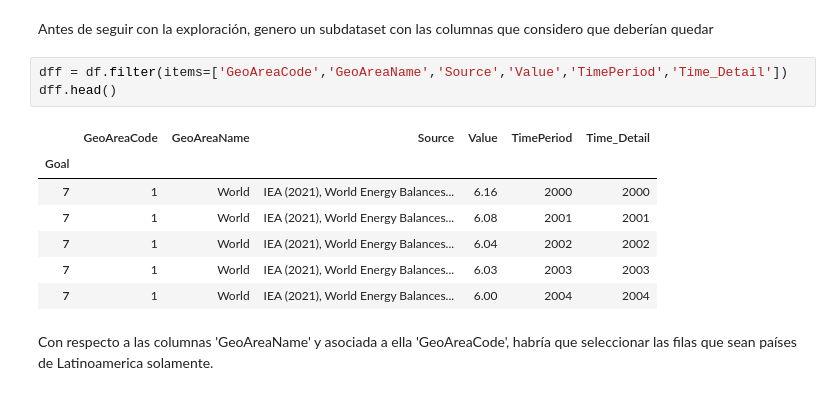
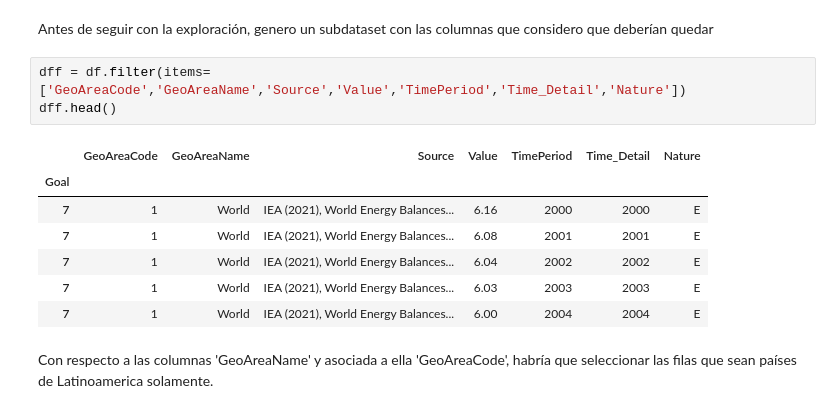
Before and after one commit to jalilpablo/Comision_Latinoamericana, a Jupyter notebook: EDA energy_intensity_measured_in_terms_of_primary_energy.ipynb, the cells around one changed output. Drawn from its saved outputs; the diff is of its cells as text.

```diff
--- a/EDA energy_intensity_measured_in_terms_of_primary_energy.ipynb
+++ b/EDA energy_intensity_measured_in_terms_of_primary_energy.ipynb
@@ -158,16 +161,16 @@ Los periodos de tiempo 'TimePeriod' y 'Time_Detail' van ambos desde el 2000 al 2
 # %% [markdown]
 Antes de seguir con la exploración, genero un subdataset con las columnas que considero que deberían quedar
 # %%
-dff = df.filter(items=['GeoAreaCode','GeoAreaName','Source','Value','TimePeriod','Time_Detail'])
+dff = df.filter(items=['GeoAreaCode','GeoAreaName','Source','Value','TimePeriod','Time_Detail','Nature'])
 dff.head()
 # %% [output]
-|  | GeoAreaCode | GeoAreaName | Source | Value | TimePeriod | Time_Detail |
-| Goal |  |  |  |  |  |  |
-| 7 | 1 | World | IEA (2021), World Energy Balances... | 6.16 | 2000 | 2000 |
-| 7 | 1 | World | IEA (2021), World Energy Balances... | 6.08 | 2001 | 2001 |
-| 7 | 1 | World | IEA (2021), World Energy Balances... | 6.04 | 2002 | 2002 |
-| 7 | 1 | World | IEA (2021), World Energy Balances... | 6.03 | 2003 | 2003 |
-| 7 | 1 | World | IEA (2021), World Energy Balances... | 6.00 | 2004 | 2004 |
+|  | GeoAreaCode | GeoAreaName | Source | Value | TimePeriod | Time_Detail | Nature |
+| Goal |  |  |  |  |  |  |  |
+| 7 | 1 | World | IEA (2021), World Energy Balances... | 6.16 | 2000 | 2000 | E |
+| 7 | 1 | World | IEA (2021), World Energy Balances... | 6.08 | 2001 | 2001 | E |
+| 7 | 1 | World | IEA (2021), World Energy Balances... | 6.04 | 2002 | 2002 | E |
+| 7 | 1 | World | IEA (2021), World Energy Balances... | 6.03 | 2003 | 2003 | E |
+| 7 | 1 | World | IEA (2021), World Energy Balances... | 6.00 | 2004 | 2004 | E |
 # %% [markdown]
 Con respecto a las columnas 'GeoAreaName' y asociada a ella 'GeoAreaCode', habría que seleccionar las filas que sean países de Latinoamerica solamente.
 # %% [markdown]
```
Also changed, not shown: parts of 5 cells of this notebook.
